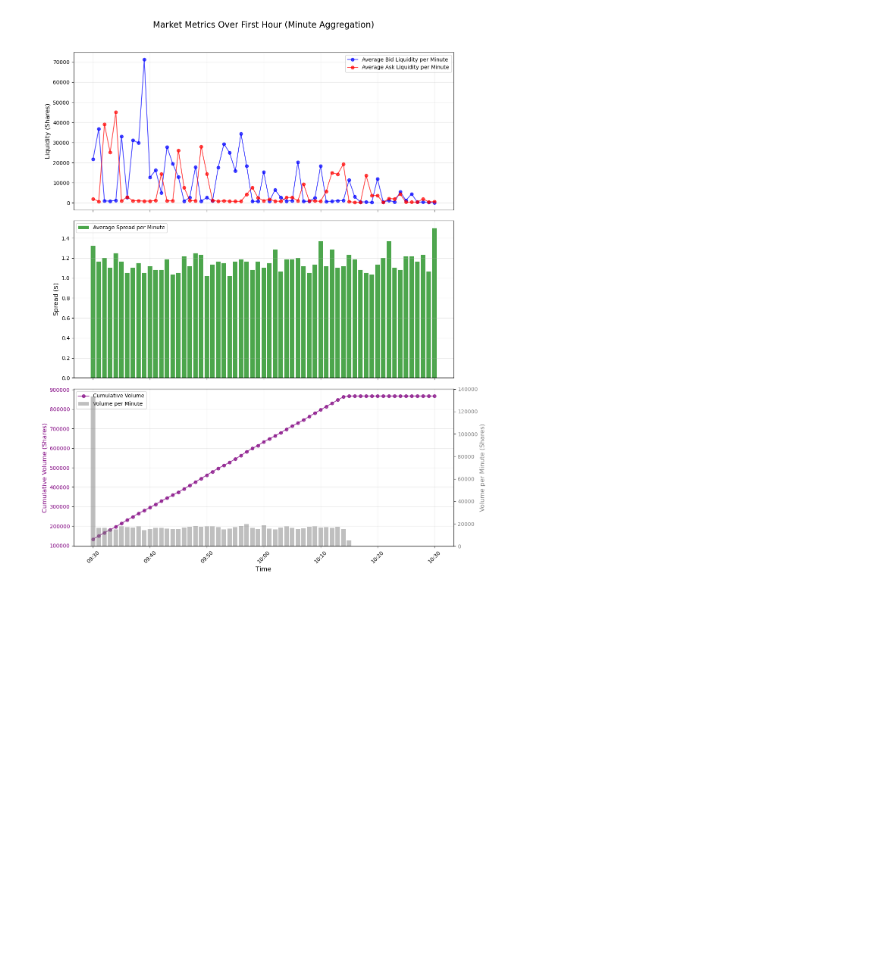
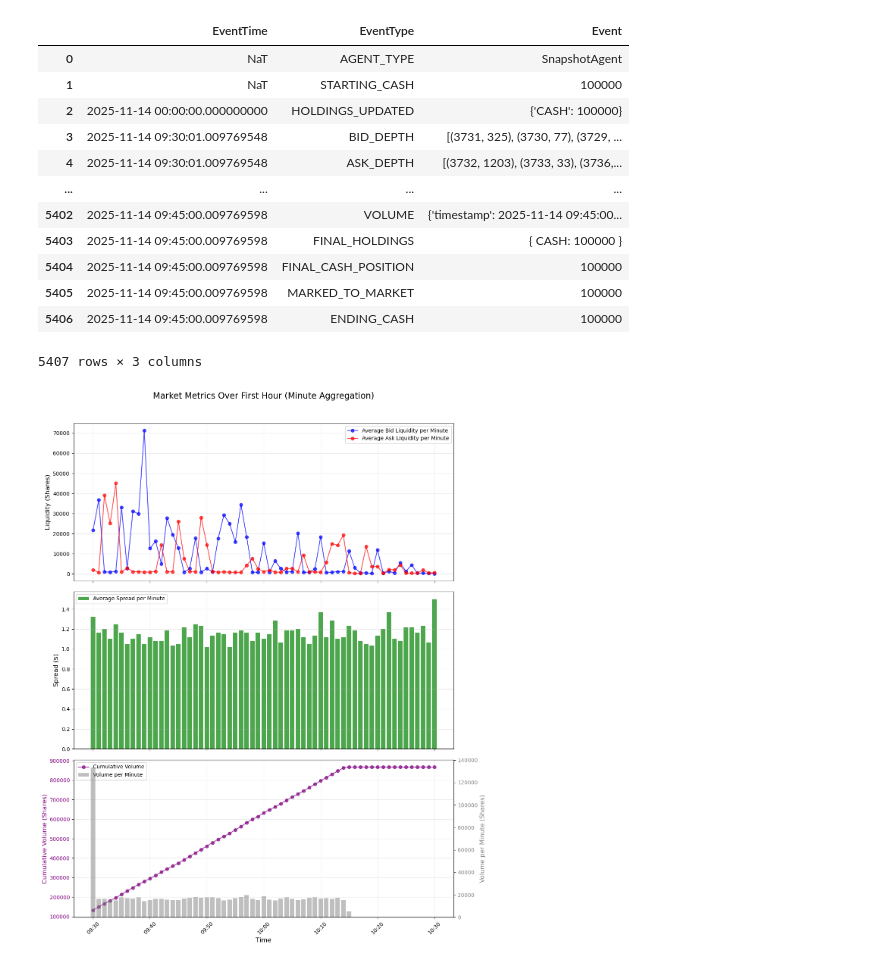
Before and after one commit to jby310/abides-cfmm, a Jupyter notebook: plot.ipynb, the cells around one changed output. Cells and saved outputs as stored; diff of their text form; code cells hidden in the pictures; blank space fills up the shorter version.

```diff
--- a/plot.ipynb
+++ b/plot.ipynb
@@ -1,3 +1,27 @@
+# %%
+import pandas as pd
+import matplotlib.pyplot as plt
+import matplotlib.dates as mdates
+import numpy as np
+
+# 读取快照数据
+df = pd.read_pickle(r'log\rmsc03_two_hour\SNAPSHOT_AGENT.bz2')
+df = df.reset_index()
+df
+# %% [output]
+|  | EventTime | EventType | Event |
+| 0 | NaT | AGENT_TYPE | SnapshotAgent |
+| 1 | NaT | STARTING_CASH | 100000 |
+| 2 | 2025-11-14 00:00:00.000000000 | HOLDINGS_UPDATED | {'CASH': 100000} |
+| 3 | 2025-11-14 09:30:01.009769548 | BID_DEPTH | [(3731, 325), (3730, 77), (3729, ... |
+| 4 | 2025-11-14 09:30:01.009769548 | ASK_DEPTH | [(3732, 1203), (3733, 33), (3736,... |
+| ... | ... | ... | ... |
+| 5402 | 2025-11-14 09:45:00.009769598 | VOLUME | {'timestamp': 2025-11-14 09:45:00... |
+| 5403 | 2025-11-14 09:45:00.009769598 | FINAL_HOLDINGS | { CASH: 100000 } |
+| 5404 | 2025-11-14 09:45:00.009769598 | FINAL_CASH_POSITION | 100000 |
+| 5405 | 2025-11-14 09:45:00.009769598 | MARKED_TO_MARKET | 100000 |
+| 5406 | 2025-11-14 09:45:00.009769598 | ENDING_CASH | 100000 |
+5407 rows × 3 columns
 # %%
 import pandas as pd
 import matplotlib.pyplot as plt
```
Also changed, not shown: 14 other files.
